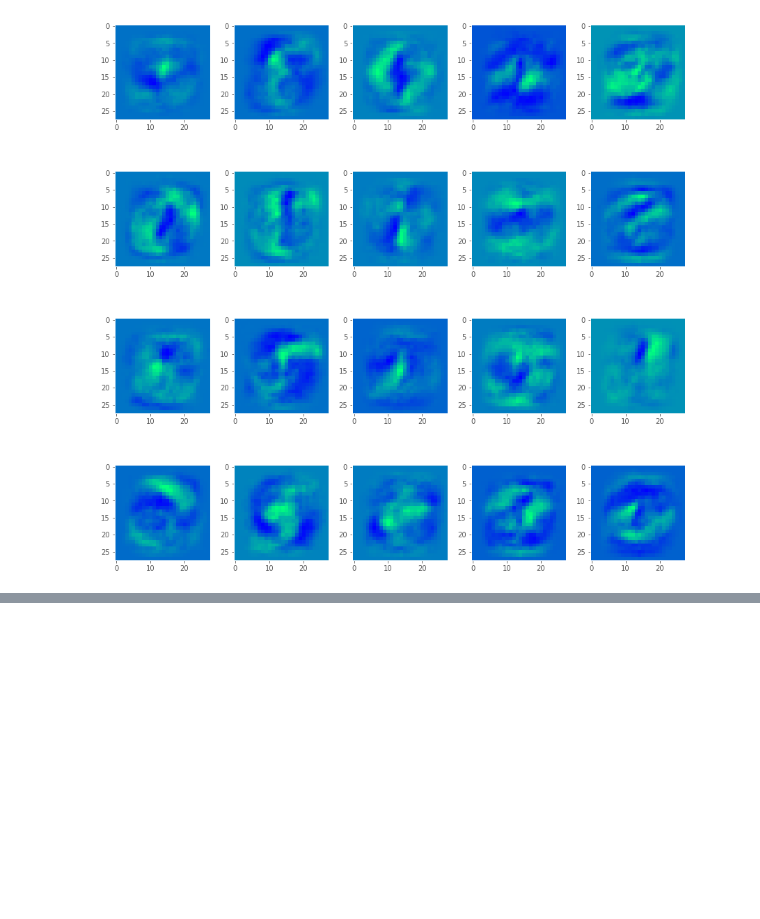
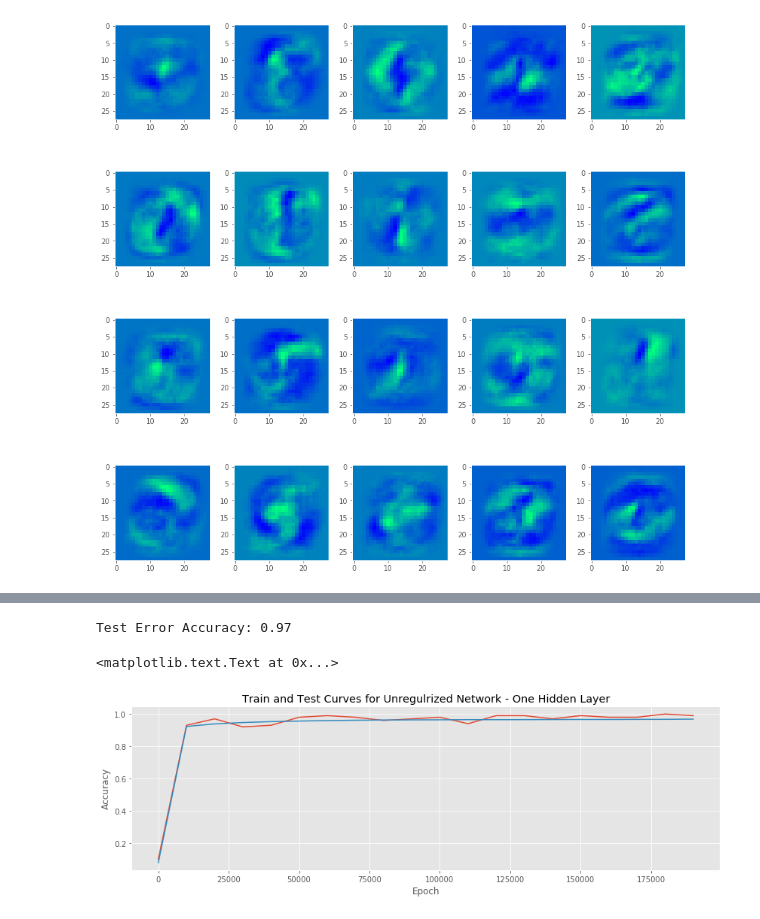
Before and after one commit to madrury/mnist-dropout, a Jupyter notebook: mnist-dropout.ipynb, the cells around one changed output, grey strips where cells are left out. Cells and saved outputs as stored; diff of their text form; code cells hidden in the pictures; blank space fills up the shorter version.

Commit message:
Add initial dropout example.

```diff
--- a/mnist-dropout.ipynb
+++ b/mnist-dropout.ipynb
@@ -141,7 +140,7 @@ cross_entropy = tf.reduce_mean(-tf.reduce_sum(y * tf.log(y_hat), reduction_indic
 train_step = tf.train.GradientDescentOptimizer(0.01).minimize(cross_entropy)
 
 n_epoch = 200000
-n_iter_output = 5000
+n_iter_output = 10000
 
 epochs = []
 train_accuracies = []
@@ -224,7 +223,7 @@ cross_entropy = tf.reduce_mean(-tf.reduce_sum(y * tf.log(y_hat), reduction_indic
 train_step = tf.train.GradientDescentOptimizer(0.01).minimize(cross_entropy + regularization_term)
 
 n_epoch = 200000
-n_iter_output = 5000
+n_iter_output = 10000
 
 epochs = []
 train_accuracies = []
@@ -287,0 +289,28 @@ plt.tight_layout()
+# %%
+keep_prob = tf.placeholder(tf.float32)
+weights_hidden_layer_with_dropout = tf.nn.dropout(weights_hidden_layer, keep_prob)
+
+linear_hidden_layer = tf.matmul(x, weights_hidden_layer_with_dropout) + bias_hidden_layer
+output_hidden_layer = tf.nn.relu(linear_hidden_layer)
+# %%
+cross_entropy = tf.reduce_mean(-tf.reduce_sum(y * tf.log(y_hat), reduction_indices=[1]))
+train_step = tf.train.GradientDescentOptimizer(0.01).minimize(cross_entropy)
+
+n_epoch = 200000
+n_iter_output = 10000
+
+epochs = []
+train_accuracies = []
+test_accuracies = []
+
+tf.global_variables_initializer().run()
+for i in range(n_epoch):
+    batch_xs, batch_ys = mnist.train.next_batch(100)
+    sess.run(train_step, feed_dict={x: batch_xs, y: batch_ys, keep_prob: 0.5})
+    if i % n_iter_output == 0:
+        epochs.append(i)
+        train_accuracy = accuracy.eval(feed_dict={x: batch_xs, y: batch_ys, keep_prob: 1.0})
+        train_accuracies.append(train_accuracy)
+        print("Train Error Accuracy: {:0.2f}".format(train_accuracy))
+        test_accuracy = accuracy.eval(feed_dict={x: mnist.test.images, y: mnist.test.labels, keep_prob: 1.0})
+        test_accuracies.append(test_accuracy)
@@ -287,0 +338,16 @@ plt.tight_layout()
+# %%
+print("Test Error Accuracy: {:0.2f}".format(
+        sess.run(accuracy, feed_dict={x: mnist.test.images, y: mnist.test.labels})))
+# %% [output]
+Test Error Accuracy: 0.97
+# %%
+fig, ax = plt.subplots(figsize=(14, 4))
+
+ax.plot(epochs, train_accuracies, label="Train")
+ax.plot(epochs, test_accuracies, label="Test")
+ax.set_title("Train and Test Curves for Unregulrized Network - One Hidden Layer")
+ax.set_xlabel("Epoch")
+ax.set_ylabel("Accuracy")
+# %% [output]
+<matplotlib.text.Text at 0x...>
+[figure, added]
```
Also changed, not shown: parts of 4 cells of this notebook.
